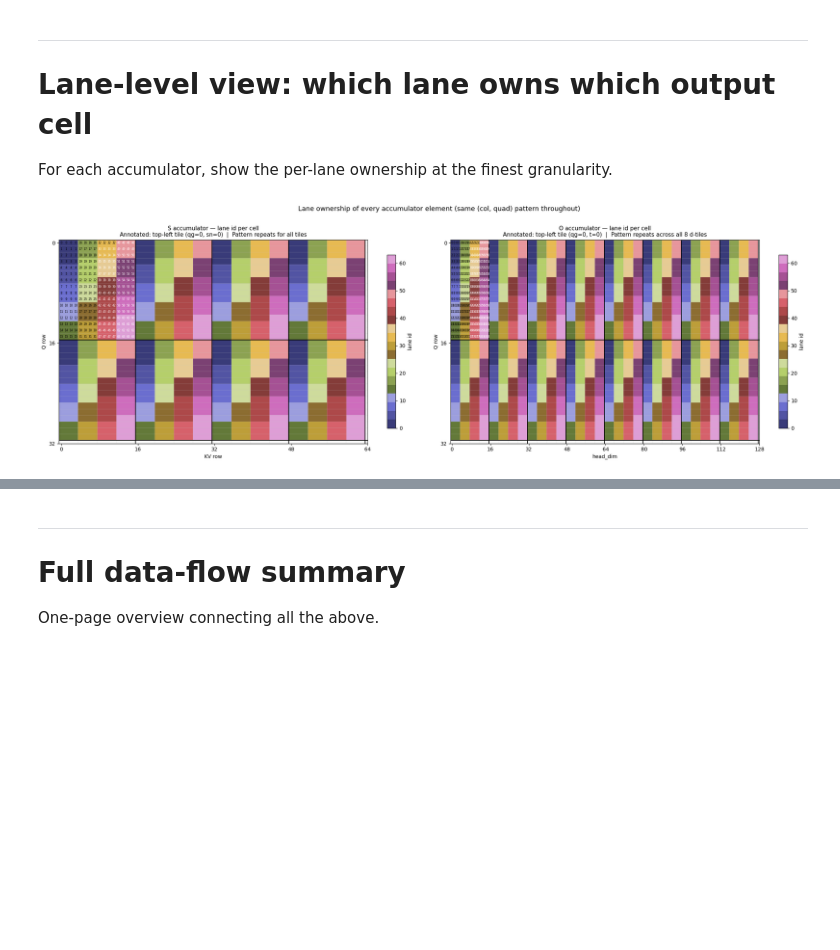
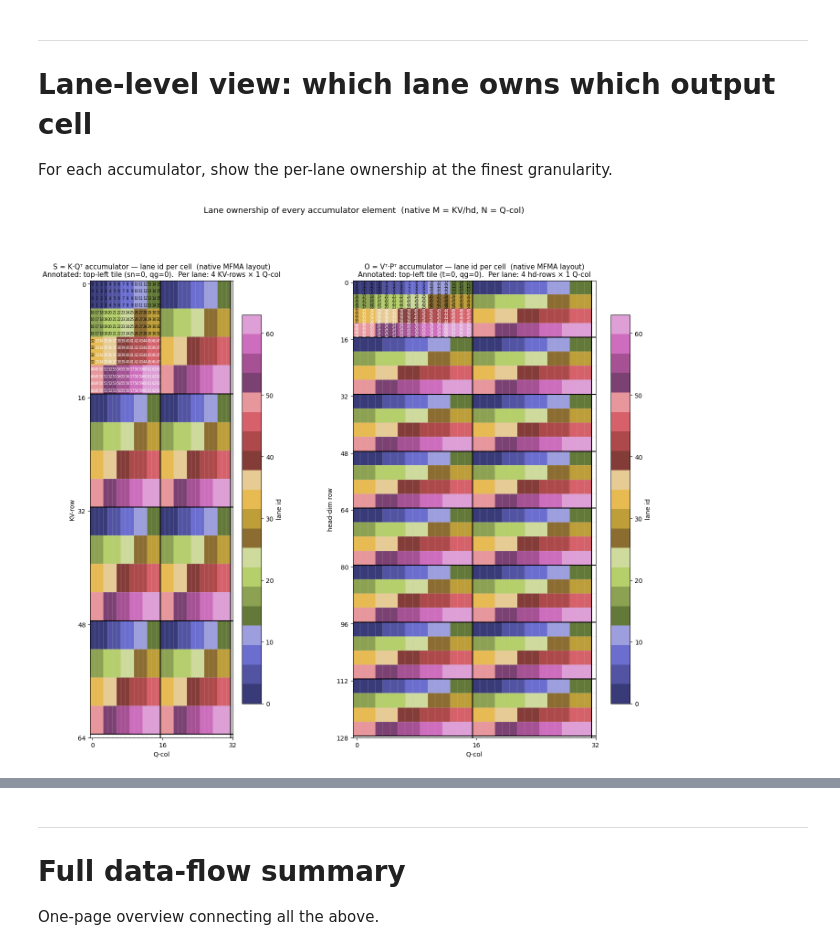
Before and after one commit to moonmath-ai/amd-kernels, a Jupyter notebook: thread_mapping.ipynb, the cells around one changed output, grey strips where cells are left out. Cells and saved outputs as stored; diff of their text form; code cells hidden in the pictures; blank space fills up the shorter version.

Commit message:
Edit mapping notebook for better visualization

```diff
--- a/thread_mapping.ipynb
+++ b/thread_mapping.ipynb
@@ -655,54 +1052,76 @@ plt.show()
 
 For each accumulator, show the per-lane ownership at the finest granularity.
 # %%
-fig, axes = plt.subplots(1, 2, figsize=(22, 7))
+fig = plt.figure(figsize=(16, 13))
+gs  = GridSpec(1, 2, figure=fig, width_ratios=[1, 1.7], wspace=0.35)
 
-# ── S lane map ────────────────────────────────────────────────────────────────
-ax = axes[0]
+# ── S lane map (native KV × Q) ───────────────────────────────────────────────
+ax = fig.add_subplot(gs[0, 0])
 im = ax.imshow(S_lane, aspect='auto', cmap='tab20b', vmin=0, vmax=63,
                interpolation='nearest')
-add_grid(ax, kKTile*2, kNBlock, step_r=1, step_c=4,
+add_grid(ax, kNBlock, kKTile*2, step_r=4, step_c=1,
          major_step_r=kKTile, major_step_c=kKTile, lw_minor=0.2, lw_major=1.5)
-# annotate first tile (qg=0, sn=0) with lane numbers
+# annotate top-left tile (sn=0, qg=0): 16 KV-rows × 16 Q-cols
 for r in range(kKTile):
     for c in range(kKTile):
-        ax.text(c, r, str(S_lane[r,c]),
+        ax.text(c, r, str(S_lane[r, c]),
                 ha='center', va='center', fontsize=5.5,
-                color='white' if S_lane[r,c] > 32 else 'black')
-ax.set_title('S accumulator — lane id per cell\n'
-             'Annotated: top-left tile (qg=0, sn=0)  |  Pattern repeats for all tiles', fontsize=11)
-ax.set_xlabel('KV row'); ax.set_ylabel('Q row')
-ax.set_xticks(np.arange(0, kNBlock+1, kKTile))
-ax.set_yticks(np.arange(0, kKTile*2+1, kKTile))
+                color='white' if S_lane[r, c] > 32 else 'black')
+ax.set_title('S = K·Qᵀ accumulator — lane id per cell  (native MFMA layout)\n'
+             'Annotated: top-left tile (sn=0, qg=0).  Per lane: 4 KV-rows × 1 Q-col',
+             fontsize=11)
+ax.set_xlabel('Q-col'); ax.set_ylabel('KV-row')
+ax.set_xticks(np.arange(0, kKTile*2+1, kKTile))
+ax.set_yticks(np.arange(0, kNBlock+1, kKTile))
 plt.colorbar(im, ax=ax, label='lane id', shrink=0.85)
 
-# ── O lane map ────────────────────────────────────────────────────────────────
-ax2 = axes[1]
+# ── O lane map (native hd × Q) ───────────────────────────────────────────────
+ax2 = fig.add_subplot(gs[0, 1])
 im2 = ax2.imshow(O_lane, aspect='auto', cmap='tab20b', vmin=0, vmax=63,
                  interpolation='nearest')
-add_grid(ax2, kKTile*2, kHeadDim, step_r=1, step_c=4,
+add_grid(ax2, kHeadDim, kKTile*2, step_r=4, step_c=1,
          major_step_r=kKTile, major_step_c=kKTile, lw_minor=0.2, lw_major=1.5)
-# annotate first tile
+# annotate top-left tile (t=0, qg=0)
 for r in range(kKTile):
     for c in range(kKTile):
-        ax2.text(c, r, str(O_lane[r,c]),
+        ax2.text(c, r, str(O_lane[r, c]),
                  ha='center', va='center', fontsize=5.5,
-                 color='white' if O_lane[r,c] > 32 else 'black')
-ax2.set_title('O accumulator — lane id per cell\n'
-              'Annotated: top-left tile (qg=0, t=0)  |  Pattern repeats across all 8 d-tiles', fontsize=11)
-ax2.set_xlabel('head_dim'); ax2.set_ylabel('Q row')
-ax2.set_xticks(np.arange(0, kHeadDim+1, kKTile))
-ax2.set_yticks(np.arange(0, kKTile*2+1, kKTile))
+                 color='white' if O_lane[r, c] > 32 else 'black')
+ax2.set_title('O = Vᵀ·Pᵀ accumulator — lane id per cell  (native MFMA layout)\n'
+              'Annotated: top-left tile (t=0, qg=0).  Per lane: 4 hd-rows × 1 Q-col',
+              fontsize=11)
+ax2.set_xlabel('Q-col'); ax2.set_ylabel('head-dim row')
+ax2.set_xticks(np.arange(0, kKTile*2+1, kKTile))
+ax2.set_yticks(np.arange(0, kHeadDim+1, kKTile))
 plt.colorbar(im2, ax=ax2, label='lane id', shrink=0.85)
 
-fig.suptitle('Lane ownership of every accumulator element (same (col, quad) pattern throughout)',
-             fontsize=13, y=1.01)
+fig.suptitle('Lane ownership of every accumulator element  (native M = KV/hd, N = Q-col)',
+             fontsize=13, y=1.005)
 plt.tight_layout()
 plt.show()
 
-# ── verify Q-load and O-store use the same lane layout ────────────────────────
-assert np.array_equal(Q_lane[:kKTile*2, :], O_lane), \
-    'Q load and O store lane maps differ!'
-print('Q-load lane map == O-store lane map  ✓  (perfectly symmetric read/write)')
+# ── O store — what the bst8 epilogue actually writes to global memory ────────
+# Even though the in-register D-tile is 4 hd-rows × 1 Q-col, bst8 writes 4
+# contiguous bf16 to a single output row at columns t*16+4*quad..+3. So the
+# stored O — viewed in conventional [Q-row × head-dim] form — looks identical
+# to the Q-load layout. This is the kernel's implicit "transpose on store".
+O_stored_lane = np.zeros((kKTile*2, kHeadDim), dtype=int)
+for qg in range(2):
+    for t in range(kDTiles):
+        for lane in range(kWaveSize):
+            col_l  = lane & 15
+            quad_l = lane >> 4
+            r_out  = qg * kKTile + col_l
+            c_base = t  * kKTile + quad_l * 4
+            for k in range(4):
+                O_stored_lane[r_out, c_base + k] = lane
+
+assert np.array_equal(Q_lane[:kKTile*2, :], O_stored_lane), \
+    'Q-load lane map differs from O-store lane map!'
+print('Q-load lane map  ==  O-store lane map  ✓')
+print('  (the in-register D-tile is "4 hd-rows × 1 Q-col", but bst8 writes those')
+print('   4 elements as 4 contiguous bf16 of one output Q-row — implicitly')
+print('   transposing back to the conventional [Q-row × head-dim] global layout,')
+print('   which is exactly the same lane pattern that the Q load used.)')
 # %% [output]
-[figure, old version]
+[figure, new version]
```
Also changed, not shown: parts of 8 cells of this notebook, 1 other file.
